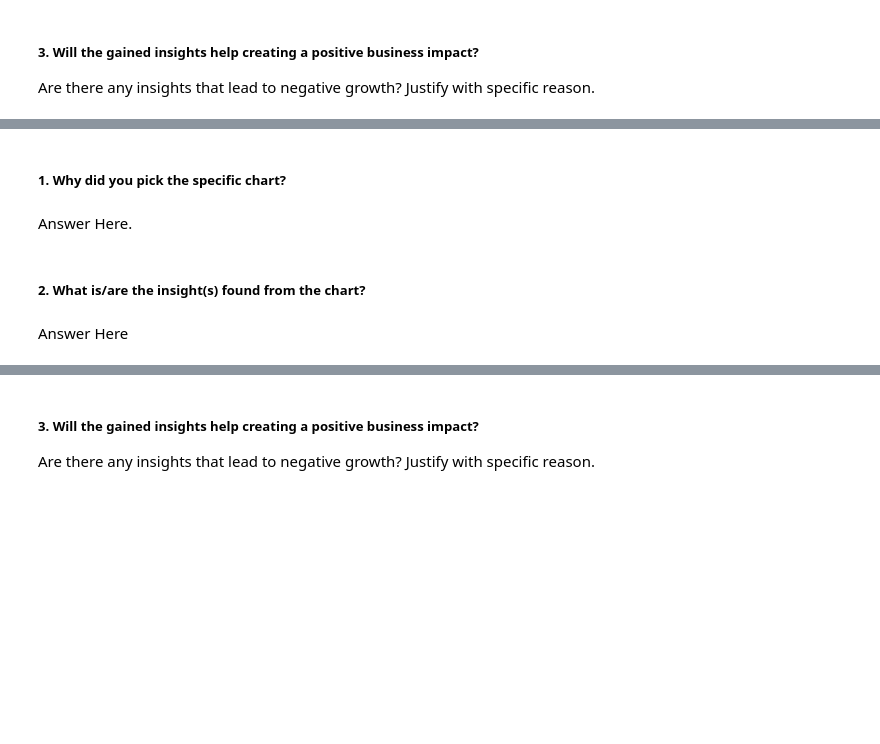
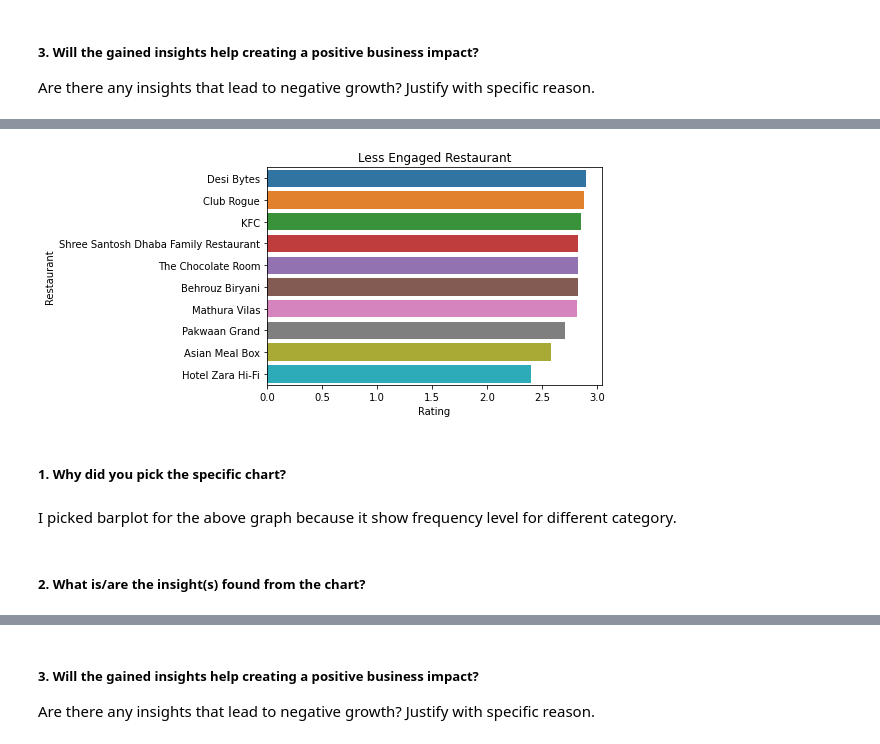
Before and after one commit to abhinav4201/UnSupervised-ML-Zomato-Restaurant-Clustering-and-Sentiment-Analysis, a Jupyter notebook: UnSupervised_ML_Zomato_Restaurant_Clustering_and_Sentiment_Analysis_capstone_project_4.ipynb, the cells around one changed output, grey strips where cells are left out. Cells and saved outputs as stored; diff of their text form; code cells hidden in the pictures; blank space fills up the shorter version.

```diff
--- a/UnSupervised_ML_Zomato_Restaurant_Clustering_and_Sentiment_Analysis_capstone_project_4.ipynb
+++ b/UnSupervised_ML_Zomato_Restaurant_Clustering_and_Sentiment_Analysis_capstone_project_4.ipynb
@@ -803,8 +822,13 @@ But in this case it is unable to figure any impact in business.
+# %%
+#chart for less liked hotels
+sns.barplot(data = most_engaged_hotel[-10:], x = 'Rating', y = 'Restaurant')
+plt.title('Less Engaged Restaurant')
+plt.show()
+# %% [output]
+[figure, added]
 # %% [markdown]
 ##### 1. Why did you pick the specific chart?
-# %% [markdown]
-Answer Here.
+# %% [markdown]
+I picked barplot for the above graph because it show frequency level for different category.
 # %% [markdown]
 ##### 2. What is/are the insight(s) found from the chart?
-# %% [markdown]
-Answer Here
```
Also changed, not shown: parts of 29 cells of this notebook.
